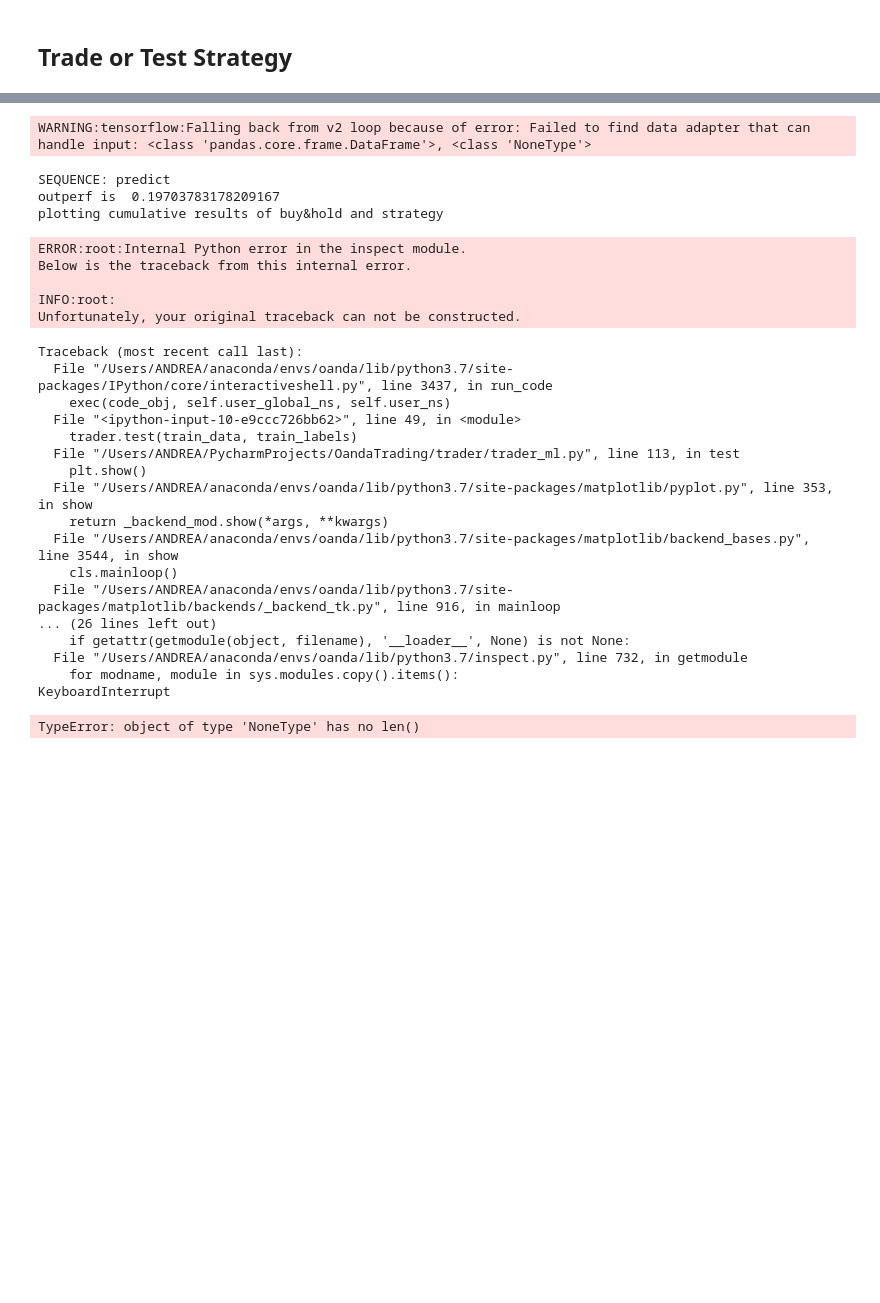
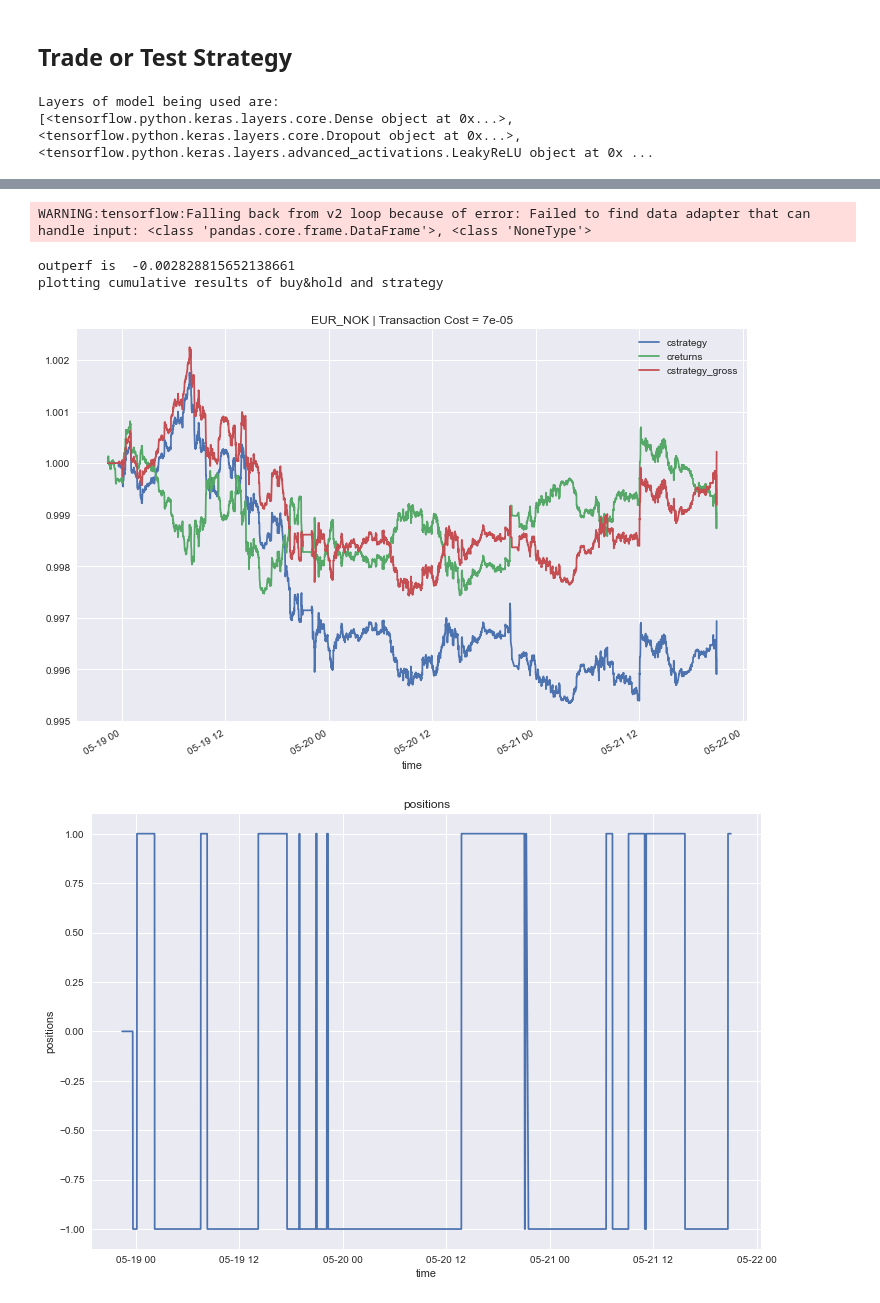
Before and after one commit to rollingturtle/OandaTrading, a Jupyter notebook: control.ipynb, the cells around one changed output, grey strips where cells are left out. Saved outputs shown, nothing was run; the diff lists cells and outputs as text; code cells hidden in the pictures; blank space fills up the shorter version.

```diff
--- a/control.ipynb
+++ b/control.ipynb
@@ -81,9 +208,6 @@ model_trainer.save_model()
 # %% [markdown]
 ## Trade or Test Strategy
 # %%
-# get or generate datafiles files and folders, if do not exist
-namefiles_dict = {}
-namefiles_dict = u.creates_filenames_dict(instrument, namefiles_dict, cfg)
 #load params for data standardization
 params = pickle.load(open(namefiles_dict["params"], "rb"))
 mu = params["mu"]
@@ -92,27 +216,30 @@ std = params["std"]
 model = keras.models.load_model(cfg.trained_models_path +
                                 instrument + "/DNN_model.h5")
 # create trader object using instrument configuration details
+# %%
+print("Layers of model being used are: ")
+print(model.layers)
+trader = t.DNNTrader(cfg.conf_file,
+                   instrument=instrument,
+                   bar_length=cfginst.brl,
+                   window=cfginst.window,
+                   lags=cfginst.lags,
+                   units=cfginst.units,
+                   model=model,
+                   mu=mu, std=std,
+                   hspread_ptc=cfginst.hspread_ptc,
+                   sma_int=cfginst.sma_int,
+                   features=cfginst.features,
+                   h_prob_th=cfginst.higher_go_long,
+                   l_prob_th=cfginst.lower_go_short)
+# %% [output]
+Layers of model being used are:
+[<tensorflow.python.keras.layers.core.Dense object at 0x...>, <tensorflow.python.keras.layers.core.Dropout object at 0x...>, <tensorflow.python.keras.layers.advanced_activations.LeakyReLU object at 0x ...
+# %%
+# either live trading or testing (back or fw testing)
+TRADING = 0
+BCKTESTING, FWTESTING = (0,1) if not TRADING else (0,0)
 # %%
-print("Layers of model being used are: ")
-print(model.layers)
-trader = t.DNNTrader(cfg.conf_file,
-                   instrument=instrument,
-                   bar_length=cfginst.brl,
-                   window=cfginst.window,
-                   lags=cfginst.lags,
-                   units=cfginst.units,
-                   model=model,
-                   mu=mu, std=std,
-                   hspread_ptc=cfginst.hspread_ptc,
-                   sma_int=cfginst.sma_int,
-                   features=cfginst.features,
-                   h_prob_th=cfginst.higher_go_long,
-                   l_prob_th=cfginst.lower_go_short)
-
-# either live trading or testing (back or fw testing)
-TRADING = 0
-BCKTESTING, FWTESTING = (1,0) if not TRADING else (0,0)
-
 if TRADING:
     trader.get_most_recent(days=cfginst.days_inference, granul=cfginst.granul)  # get historical data
     logging.info("main: most recent historical data obtained and resampled" +
@@ -151,27 +278,5 @@ Layers of model being used are:
 WARNING:tensorflow:Falling back from v2 loop because of error: Failed to find data adapter that can handle input: <class 'pandas.core.frame.DataFrame'>, <class 'NoneType'>
-SEQUENCE: predict
-outperf is  0.19703783178209167
+outperf is  -0.002828815652138661
 plotting cumulative results of buy&hold and strategy
-ERROR:root:Internal Python error in the inspect module.
-Below is the traceback from this internal error.
-
-INFO:root:
-Unfortunately, your original traceback can not be constructed.
-Traceback (most recent call last):
-  File "/Users/ANDREA/anaconda/envs/oanda/lib/python3.7/site-packages/IPython/core/interactiveshell.py", line 3437, in run_code
-    exec(code_obj, self.user_global_ns, self.user_ns)
-  File "<ipython-input-10-e9ccc726bb62>", line 49, in <module>
-    trader.test(train_data, train_labels)
-  File "/Users/ANDREA/PycharmProjects/OandaTrading/trader/trader_ml.py", line 113, in test
-    plt.show()
-  File "/Users/ANDREA/anaconda/envs/oanda/lib/python3.7/site-packages/matplotlib/pyplot.py", line 353, in show
-    return _backend_mod.show(*args, **kwargs)
-  File "/Users/ANDREA/anaconda/envs/oanda/lib/python3.7/site-packages/matplotlib/backend_bases.py", line 3544, in show
-    cls.mainloop()
-  File "/Users/ANDREA/anaconda/envs/oanda/lib/python3.7/site-packages/matplotlib/backends/_backend_tk.py", line 916, in mainloop
-... (26 lines left out)
-    if getattr(getmodule(object, filename), '__loader__', None) is not None:
-  File "/Users/ANDREA/anaconda/envs/oanda/lib/python3.7/inspect.py", line 732, in getmodule
-    for modname, module in sys.modules.copy().items():
-KeyboardInterrupt
-TypeError: object of type 'NoneType' has no len()
+[figure, added]
+[figure, added]
```
Also changed, not shown: parts of 17 cells of this notebook, 4 other files.
